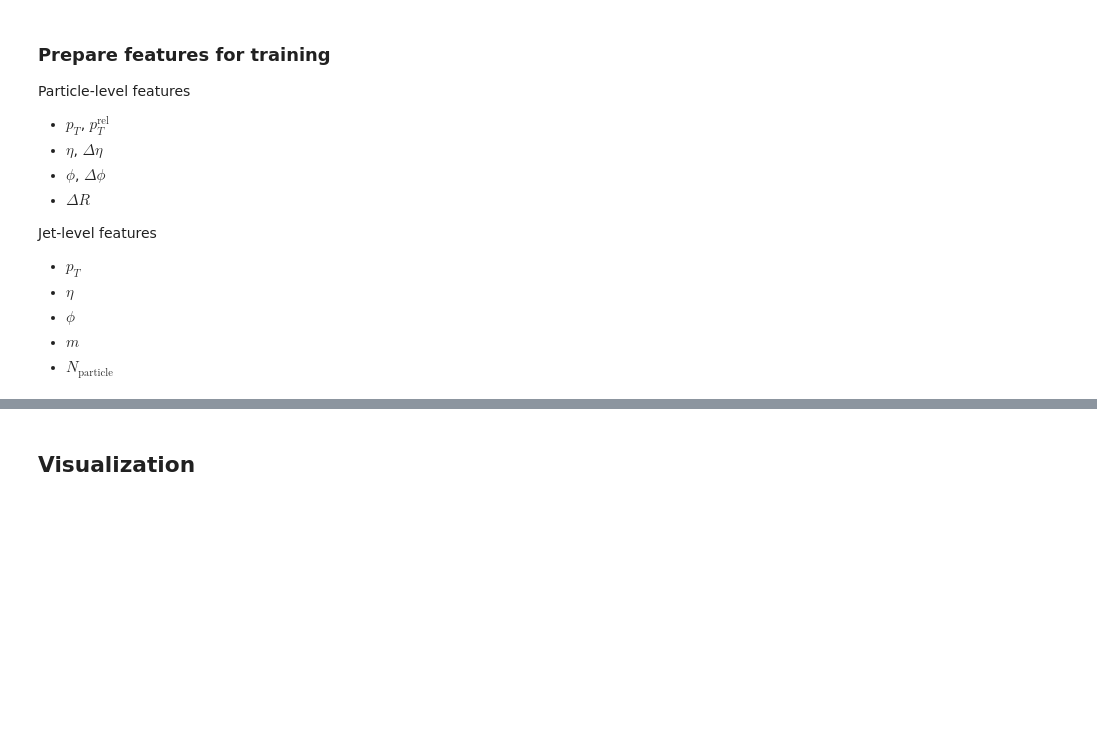
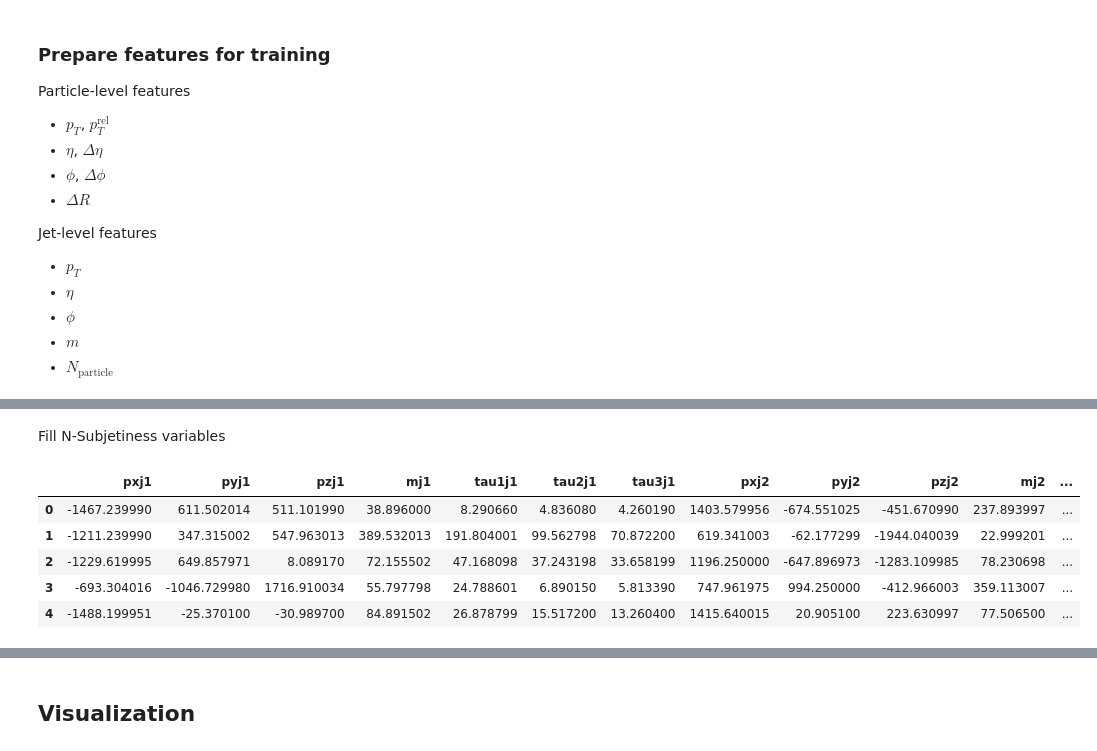
Before and after one commit to AlkaidCheng/anomaly_detection, a Jupyter notebook: notebooks/PointCloudJetRepresentation.ipynb, the cells around one changed output, grey strips where cells are left out. Saved outputs shown, nothing was run; the diff lists cells and outputs as text; code cells hidden in the pictures; blank space fills up the shorter version.

```diff
--- a/notebooks/PointCloudJetRepresentation.ipynb
+++ b/notebooks/PointCloudJetRepresentation.ipynb
@@ -288,3 +292,5 @@ for dtype in ["signal", "background"]:
         features[dtype][key]['part_delta_eta'] = all_constituents[dtype][key].deltaeta(jet_p4)
         features[dtype][key]['part_delta_phi'] = all_constituents[dtype][key].deltaphi(jet_p4)
         features[dtype][key]['part_delta_R']   = all_constituents[dtype][key].deltaR(jet_p4)
+# %% [markdown]
+Fill N-Subjetiness variables
@@ -290,0 +300,9 @@ for dtype in ["signal", "background"]:
+# %%
+df_features.head()
+# %% [output]
+|  | pxj1 | pyj1 | pzj1 | mj1 | tau1j1 | tau2j1 | tau3j1 | pxj2 | pyj2 | pzj2 | mj2 | ... |
+| 0 | -1467.239990 | 611.502014 | 511.101990 | 38.896000 | 8.290660 | 4.836080 | 4.260190 | 1403.579956 | -674.551025 | -451.670990 | 237.893997 | ... |
+| 1 | -1211.239990 | 347.315002 | 547.963013 | 389.532013 | 191.804001 | 99.562798 | 70.872200 | 619.341003 | -62.177299 | -1944.040039 | 22.999201 | ... |
+| 2 | -1229.619995 | 649.857971 | 8.089170 | 72.155502 | 47.168098 | 37.243198 | 33.658199 | 1196.250000 | -647.896973 | -1283.109985 | 78.230698 | ... |
+| 3 | -693.304016 | -1046.729980 | 1716.910034 | 55.797798 | 24.788601 | 6.890150 | 5.813390 | 747.961975 | 994.250000 | -412.966003 | 359.113007 | ... |
+| 4 | -1488.199951 | -25.370100 | -30.989700 | 84.891502 | 26.878799 | 15.517200 | 13.260400 | 1415.640015 | 20.905100 | 223.630997 | 77.506500 | ... |
```
Also changed, not shown: parts of 21 cells of this notebook.
